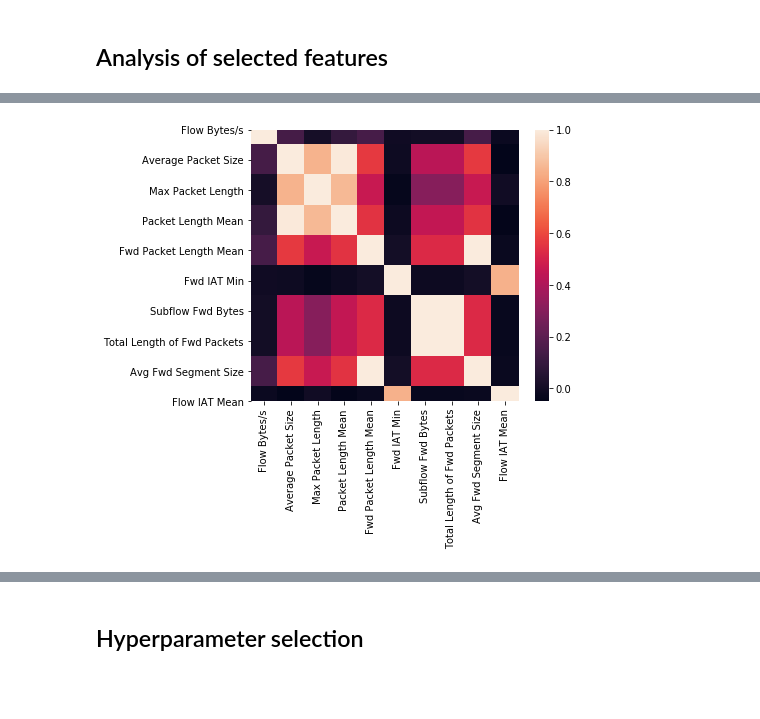
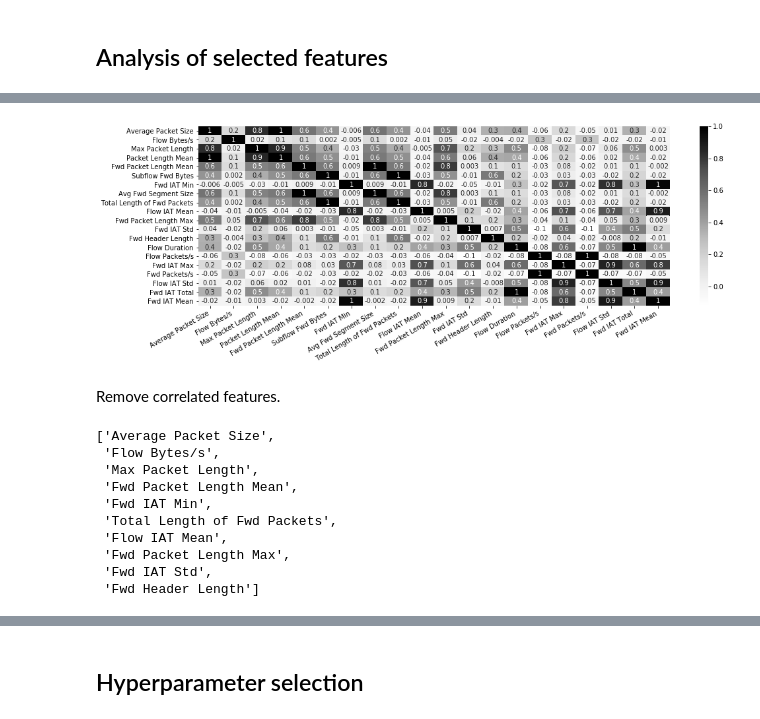
Before and after one commit to fisher85/ml-cybersecurity, a Jupyter notebook: python-web-attack-detection/web-attack-detection.ipynb, the cells around one changed output, grey strips where cells are left out. Cells and saved outputs as stored; diff of their text form; code cells hidden in the pictures; blank space fills up the shorter version.

```diff
--- a/python-web-attack-detection/web-attack-detection.ipynb
+++ b/python-web-attack-detection/web-attack-detection.ipynb
@@ -339,7 +354,9 @@ Out-of-bag Score: 0.98
 features = X.columns
 importances = rf.feature_importances_
 indices = np.argsort(importances)[::-1]
+webattack_features = []
 
-for i in indices[:20]:
-    print('#{}\t{:.3f}\t{}'.format(i, importances[i], features[i]))
+for index, i in enumerate(indices[:20]):
+    webattack_features.append(features[i])
+    print('{}.\t#{}\t{:.3f}\t{}'.format(index + 1, i, importances[i], features[i]))
 # %% [output]
@@ -379,12 +396,12 @@ And incorrect results [Kostas2018] (error was found in assessing the importance
 * Fwd Packet Length Max 0.00013
 # %%
 indices = np.argsort(importances)[-20:]
-plt.rcParams['figure.figsize'] = (20, 8)
+plt.rcParams['figure.figsize'] = (10, 6)
 plt.title('Feature Importances')
-plt.barh(range(len(indices)), importances[indices], color='b', align='center')
+plt.barh(range(len(indices)), importances[indices], color='#cccccc', align='center')
 plt.yticks(range(len(indices)), [features[i] for i in indices])
 plt.xlabel('Relative Importance')
 plt.grid()
-plt.savefig('feature_importances.png', dpi=300)
+plt.savefig('feature_importances.png', dpi=300, bbox_inches='tight')
 plt.show()
 # %% [output]
@@ -427,7 +408,0 @@ Original num features: 74, selected num features: 22
-# %%
-indices = np.argsort(rf.feature_importances_)[::-1]
-webattack_features = []
-for idx, i in enumerate(indices):
-    webattack_features.append(X_train.columns[i])
-    if idx < 20:
-        print("{}.\t{} - {}".format(idx, X_train.columns[i], rf.feature_importances_[i]))
@@ -465,7 +415,7 @@ array([[1535,   23],
 # %% [markdown]
 Next, for experiments, we keep the first max_features of features with maximum importance.
 # %%
-max_features = 10
+max_features = 20
 webattack_features = webattack_features[:max_features]
 webattack_features
 # %% [output]
@@ -489,8 +489,28 @@ plt.savefig('features_hist.png', dpi=300)
 # %%
 import seaborn as sns
 corr_matrix = df[webattack_features].corr()
-plt.rcParams['figure.figsize'] = (6, 5)
-sns.heatmap(corr_matrix);
-plt.savefig('corr_heatmap.png', dpi=300)
+plt.rcParams['figure.figsize'] = (16, 5)
+g = sns.heatmap(corr_matrix, annot=True, fmt='.1g', cmap='Greys')
+g.set_xticklabels(g.get_xticklabels(), verticalalignment='top', horizontalalignment='right', rotation=30);
+plt.savefig('corr_heatmap.png', dpi=300, bbox_inches='tight')
 # %% [output]
-[figure, old version]
+[figure, new version]
+# %% [markdown]
+Remove correlated features.
+# %%
+to_be_removed = {'Packet Length Mean', 'Avg Fwd Segment Size', 'Subflow Fwd Bytes',
+                 'Fwd Packets/s', 'Fwd IAT Total', 'Fwd IAT Max'}
+webattack_features = [item for item in webattack_features if item not in to_be_removed]
+webattack_features = webattack_features[:10]
+webattack_features
+# %% [output]
+['Average Packet Size',
+ 'Flow Bytes/s',
+ 'Max Packet Length',
+ 'Fwd Packet Length Mean',
+ 'Fwd IAT Min',
+ 'Total Length of Fwd Packets',
+ 'Flow IAT Mean',
+ 'Fwd Packet Length Max',
+ 'Fwd IAT Std',
+ 'Fwd Header Length']
```
Also changed, not shown: parts of 79 cells of this notebook, 10 other files.
